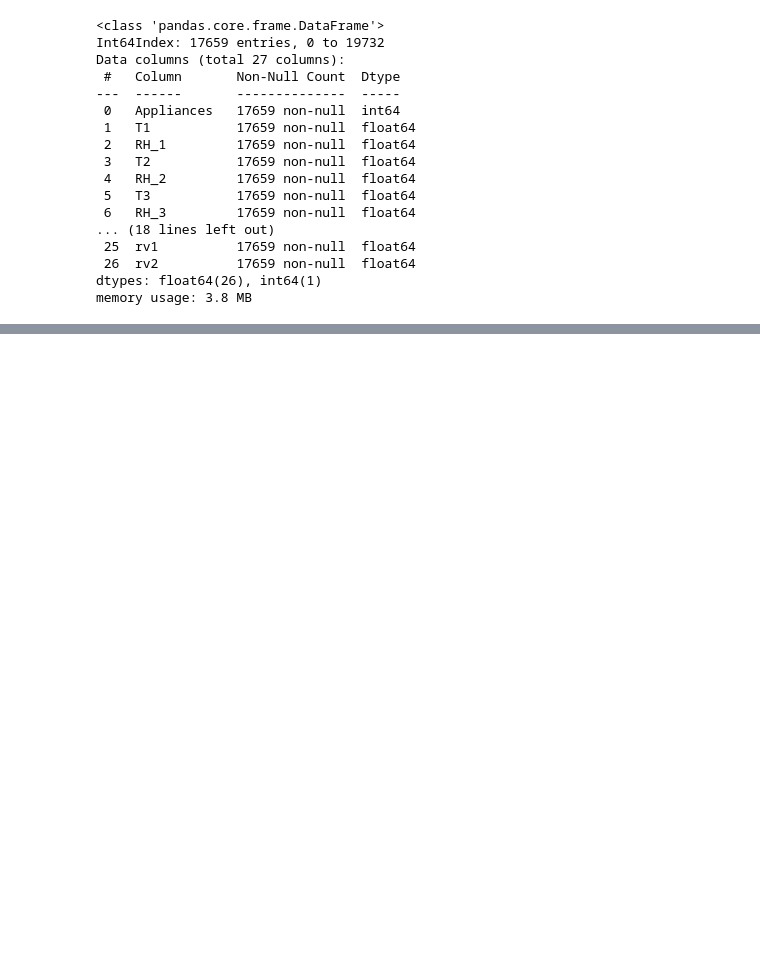
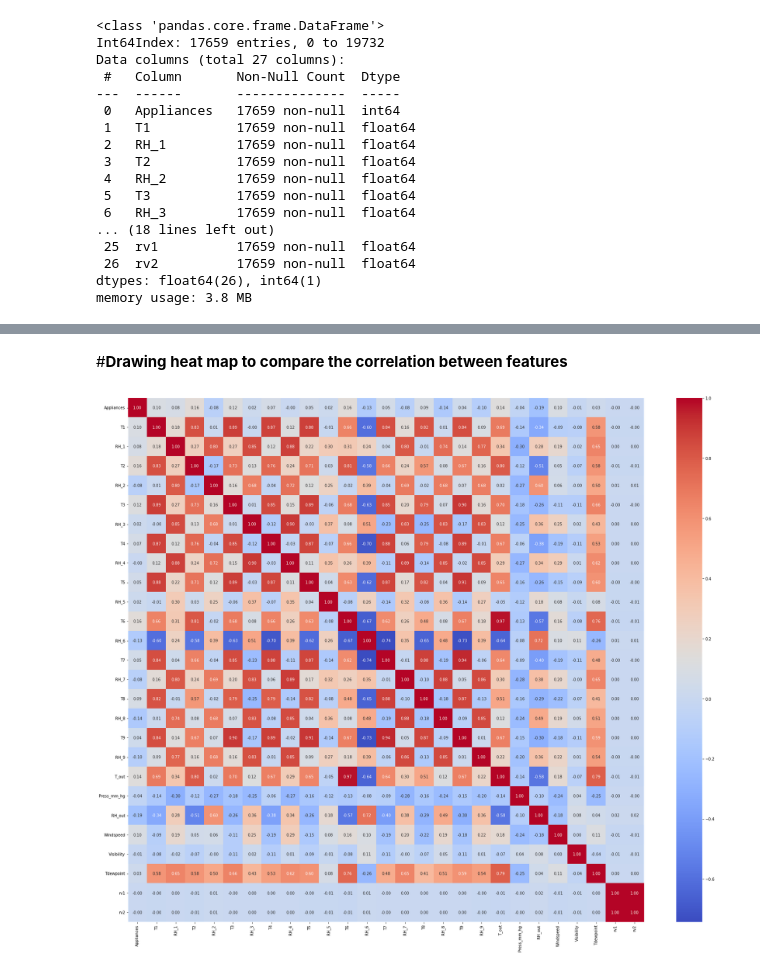
Before and after one commit to Akshadanair/Appliances-Energy-Prediction, a Jupyter notebook: Appliances_Energy_Prediction.ipynb, the cells around one changed output, grey strips where cells are left out. Saved outputs shown, nothing was run; the diff lists cells and outputs as text; code cells hidden in the pictures; blank space fills up the shorter version.

```diff
--- a/Appliances_Energy_Prediction.ipynb
+++ b/Appliances_Energy_Prediction.ipynb
@@ -554,0 +600,16 @@ memory usage: 3.8 MB
+# %% [markdown]
+#**Drawing heat map to compare the correlation between features**
+# %%
+#Drawing heat map to compare the correlation between features
+
+#setting figure size
+plt.figure(figsize = (30,25))
+
+#Creating the data
+corr = appliance_data.corr()
+
+#creating heatmap
+sns.heatmap(corr, cmap = 'coolwarm',annot = True, fmt = '.2f')
+plt.show()
+# %% [output]
+[figure, added]
```
Also changed, not shown: parts of 8 cells of this notebook.
